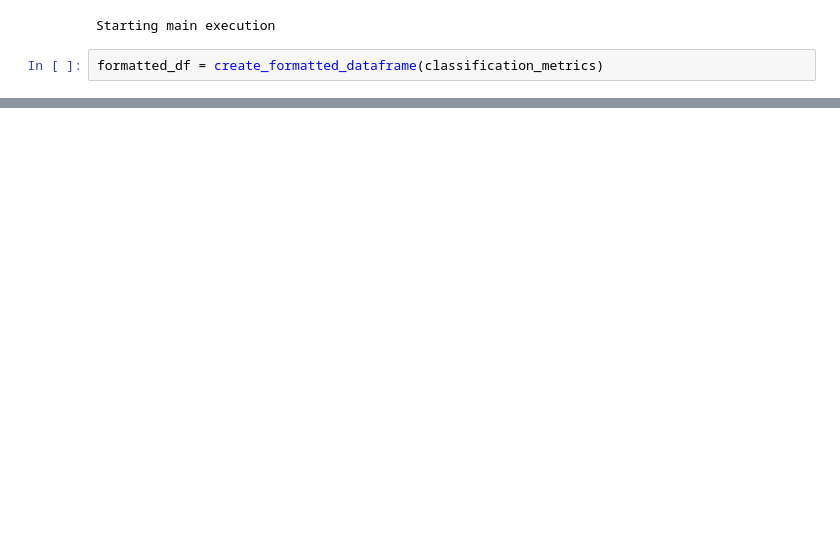
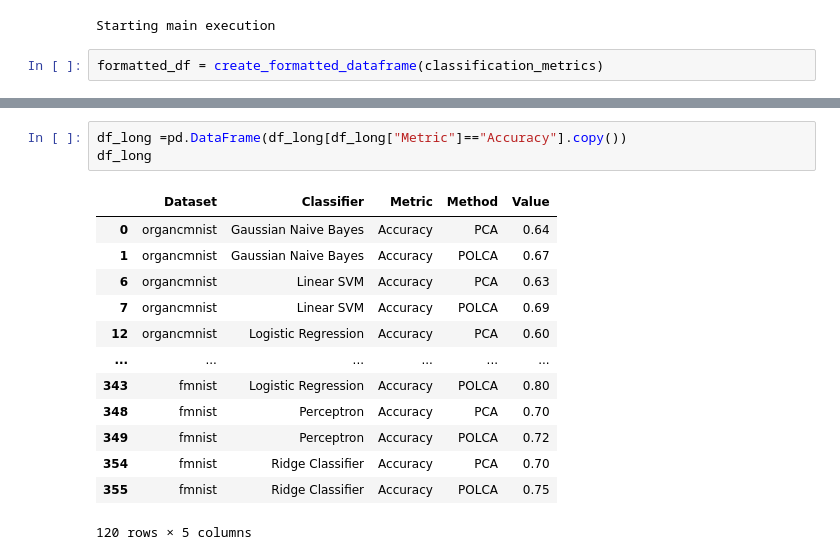
Before and after one commit to jamartinh/polcanet, a Jupyter notebook: examples/notebooks/report_all_classification_metrics.ipynb, the cells around one changed output, grey strips where cells are left out. Saved outputs shown, nothing was run; the diff lists cells and outputs as text; blank space fills up the shorter version.

```diff
--- a/examples/notebooks/report_all_classification_metrics.ipynb
+++ b/examples/notebooks/report_all_classification_metrics.ipynb
@@ -160,0 +135,17 @@ df_long
+# %%
+df_long =pd.DataFrame(df_long[df_long["Metric"]=="Accuracy"].copy())
+df_long
+# %% [output]
+|  | Dataset | Classifier | Metric | Method | Value |
+| 0 | organcmnist | Gaussian Naive Bayes | Accuracy | PCA | 0.64 |
+| 1 | organcmnist | Gaussian Naive Bayes | Accuracy | POLCA | 0.67 |
+| 6 | organcmnist | Linear SVM | Accuracy | PCA | 0.63 |
+| 7 | organcmnist | Linear SVM | Accuracy | POLCA | 0.69 |
+| 12 | organcmnist | Logistic Regression | Accuracy | PCA | 0.60 |
+| ... | ... | ... | ... | ... | ... |
+| 343 | fmnist | Logistic Regression | Accuracy | POLCA | 0.80 |
+| 348 | fmnist | Perceptron | Accuracy | PCA | 0.70 |
+| 349 | fmnist | Perceptron | Accuracy | POLCA | 0.72 |
+| 354 | fmnist | Ridge Classifier | Accuracy | PCA | 0.70 |
+| 355 | fmnist | Ridge Classifier | Accuracy | POLCA | 0.75 |
+120 rows × 5 columns
```
Also changed, not shown: parts of 17 cells of this notebook, 10 other files.
